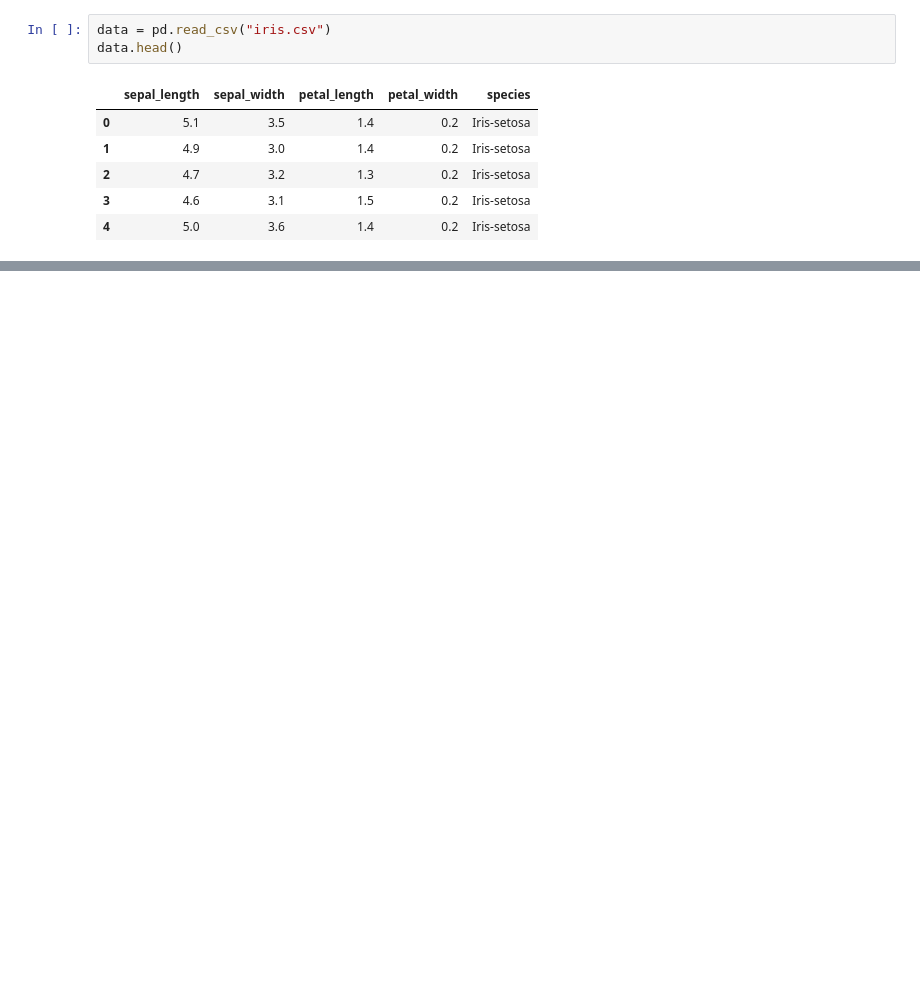
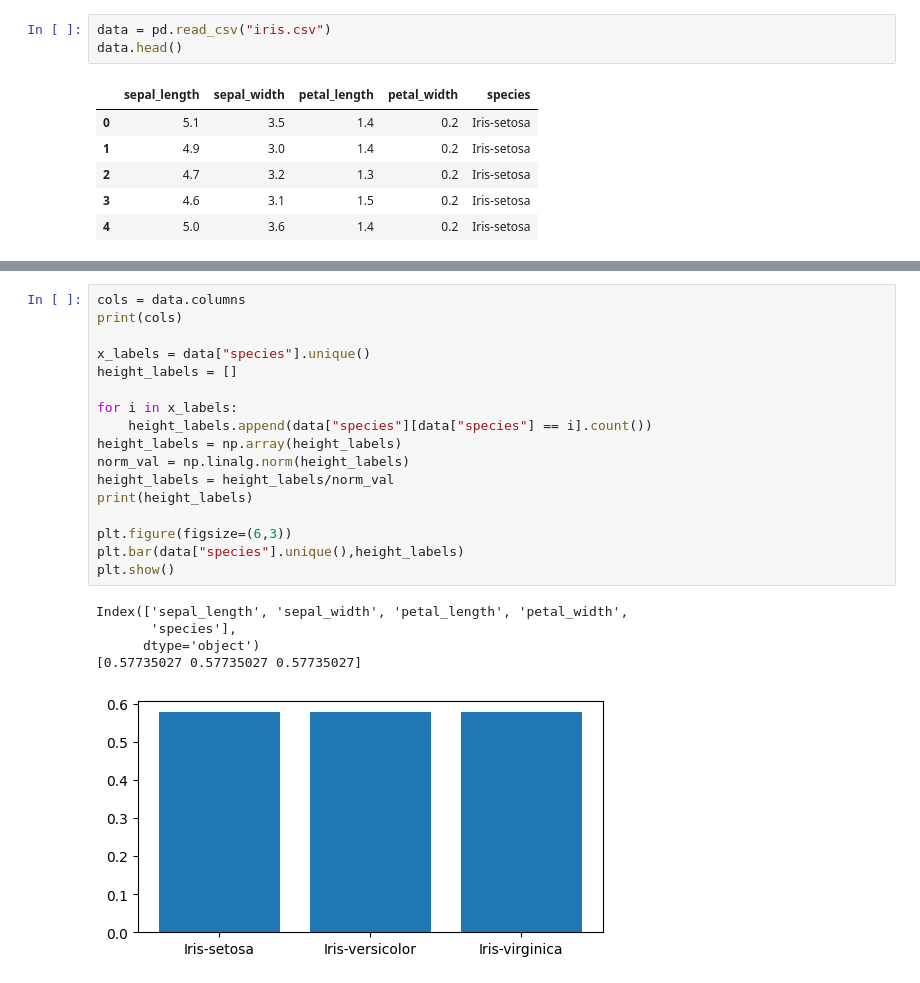
Before and after one commit to MOONCHILD2403/codsoft, a Jupyter notebook: iris.ipynb, the cells around one changed output, grey strips where cells are left out. Saved outputs shown, nothing was run; the diff lists cells and outputs as text; blank space fills up the shorter version.

```diff
--- a/iris.ipynb
+++ b/iris.ipynb
@@ -18,0 +71,23 @@ data.head()
+# %%
+cols = data.columns
+print(cols)
+
+x_labels = data["species"].unique()
+height_labels = []
+
+for i in x_labels:
+    height_labels.append(data["species"][data["species"] == i].count())
+height_labels = np.array(height_labels)
+norm_val = np.linalg.norm(height_labels)
+height_labels = height_labels/norm_val
+print(height_labels)
+
+plt.figure(figsize=(6,3))
+plt.bar(data["species"].unique(),height_labels)
+plt.show()
+# %% [output]
+Index(['sepal_length', 'sepal_width', 'petal_length', 'petal_width',
+       'species'],
+      dtype='object')
+[0.57735027 0.57735027 0.57735027]
+[figure, added]
```
Also changed, not shown: parts of 10 cells of this notebook, 1 other file.
